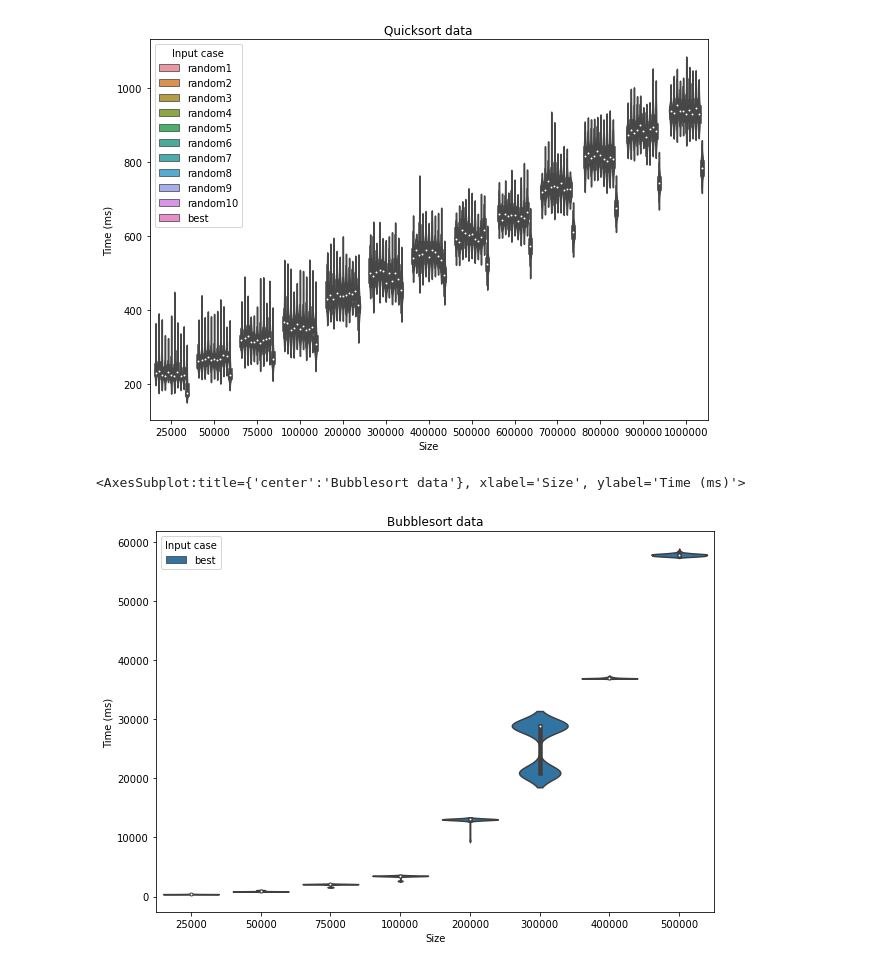
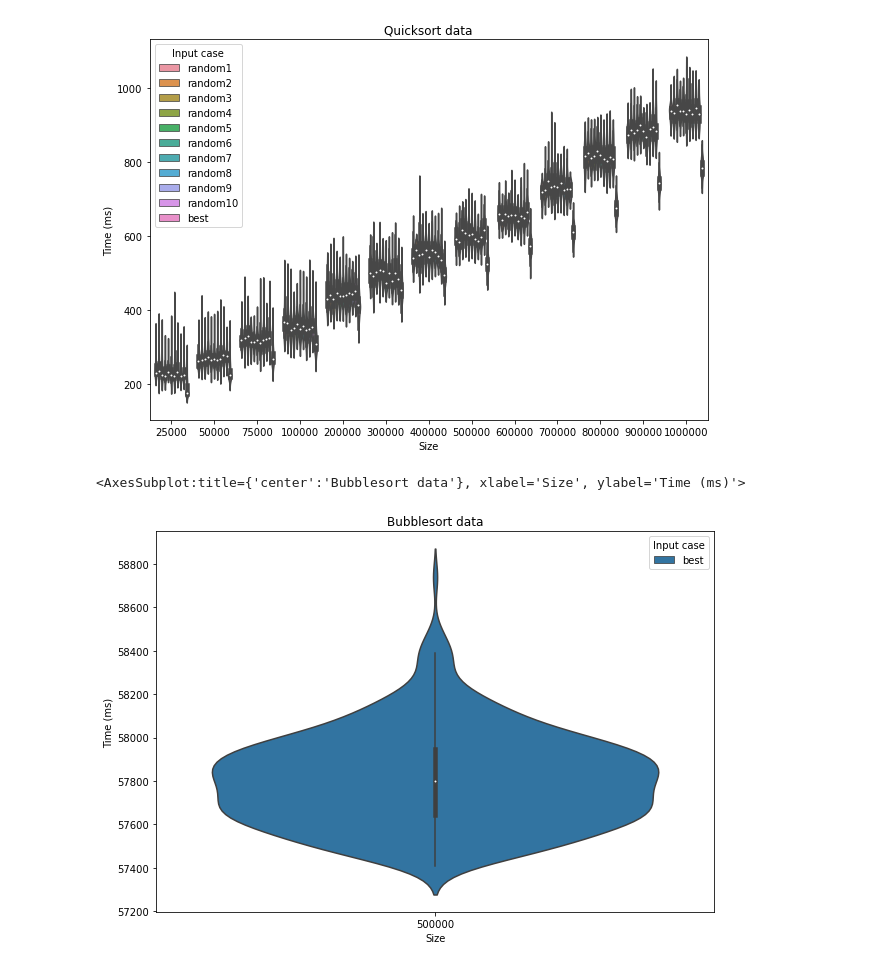
Before and after one commit to hrallil/RAPL_measurements, a Jupyter notebook: Java/FinalResults/DataAnalysis.ipynb, the cells around one changed output. Drawn from its saved outputs; the diff is of its cells as text; code cells hidden in the pictures.

```diff
--- a/Java/FinalResults/DataAnalysis.ipynb
+++ b/Java/FinalResults/DataAnalysis.ipynb
@@ -19,3 +19,6 @@ dfBubbleSort.columns=["Test name","PKG (J)","CPU (J)","GPU (J)","Memory (J)","Te
 
 dfMergeSort = pd.read_csv("Results16/mergeSort-PC16.csv")
 dfMergeSort.columns=["Test name","PKG (J)","CPU (J)","GPU (J)","Memory (J)","Temperature","Time (ms)"]
+
+dfReadCSV = pd.read_csv("Results16/readCSV-PC16.csv")
+dfReadCSV.columns=["Test name","PKG (J)","CPU (J)","GPU (J)","Memory (J)","Temperature","Time (ms)"]
@@ -48,6 +54,7 @@ for i in range(len(dfMergeSort)):
 
 dfMergeSort["Input case"] = l
 # %%
+#input size
 l = []
 for i in range(len(dfCounting)):
     l.append(dfCounting.iloc[i]["Test name"].split("-")[1])
@@ -75,6 +82,13 @@ for i in range(len(dfMergeSort)):
     l.append(dfMergeSort.iloc[i]["Test name"].split("-")[1])
 
 dfMergeSort["Size"] = l
+
+
+l = []
+for i in range(len(dfReadCSV)):
+    l.append(dfReadCSV.iloc[i]["Test name"].split("d")[-1])
+
+dfReadCSV["Size"] = l
 # %%
 
 
@@ -119,0 +137,26 @@ dtype: int64
+# %%
+bgAVG = []
+s = [25000,50000,75000,100000,200000,300000,400000,500000,600000,700000,800000,900000,1000000]
+for size in range(len(s)):
+    bgAVG.append(dfReadCSV[dfReadCSV["Test name"] == f"readCSVCountingRand{s[size]}"].mean())
+bgAVG
+l = []
+for i in range(len(dfCounting)):
+    for size in range(len(s)):
+        if (int(dfCounting["Size"][i]) == s[size]):
+            l.append(dfCounting["CPU (J)"][i] - bgAVG[size]["CPU (J)"])
+
+dfCounting["CPU - BG"] = l
+# %%
+bgAVGbubbleRand = []
+s = [25000,50000,75000,100000,200000,300000,400000,500000,600000,700000,800000,900000,1000000]
+l = []
+for size in range(len(s)):
+    bgAVGbubbleRand.append(dfReadCSV[dfReadCSV["Test name"] == f"readCSVRand{s[size]}"].mean())
+
+for i in range(len(dfCounting)):
+    for size in range(len(s)):
+        if (int(dfCounting["Size"][i]) == s[size]):
+            l.append(dfCounting["CPU (J)"][i] - bgAVG[size]["CPU (J)"])
+
+dfBubbleSort["CPU - BG"] = l
@@ -136,11 +184,9 @@ sns.violinplot(data = dfQuickSort[dfQuickSort["Input case"]!="worst"], y = "Time
 <AxesSubplot:title={'center':'Quicksort data'}, xlabel='Size', ylabel='Time (ms)'>
 [figure]
 # %%
-sizes = [25000,50000,75000,100000,200000,300000,400000,500000,600000,700000,800000,900000,1000000]
-
 plt.figure(figsize=(10,7))
 plt.title("Bubblesort data")
-sns.violinplot(data = dfBubbleSort[dfBubbleSort["Input case"]=="best"], y = "Time (ms)", x = "Size", hue ="Input case")
+sns.violinplot(data = dfBubbleSort[dfBubbleSort["Input case"]=="best"][dfBubbleSort["Size"] == "500000"], y = "Time (ms)", x = "Size", hue ="Input case")
 # %% [output]
 <AxesSubplot:title={'center':'Bubblesort data'}, xlabel='Size', ylabel='Time (ms)'>
-[figure, old version]
+[figure, new version]
```
Also changed, not shown: parts of 10 cells of this notebook.
